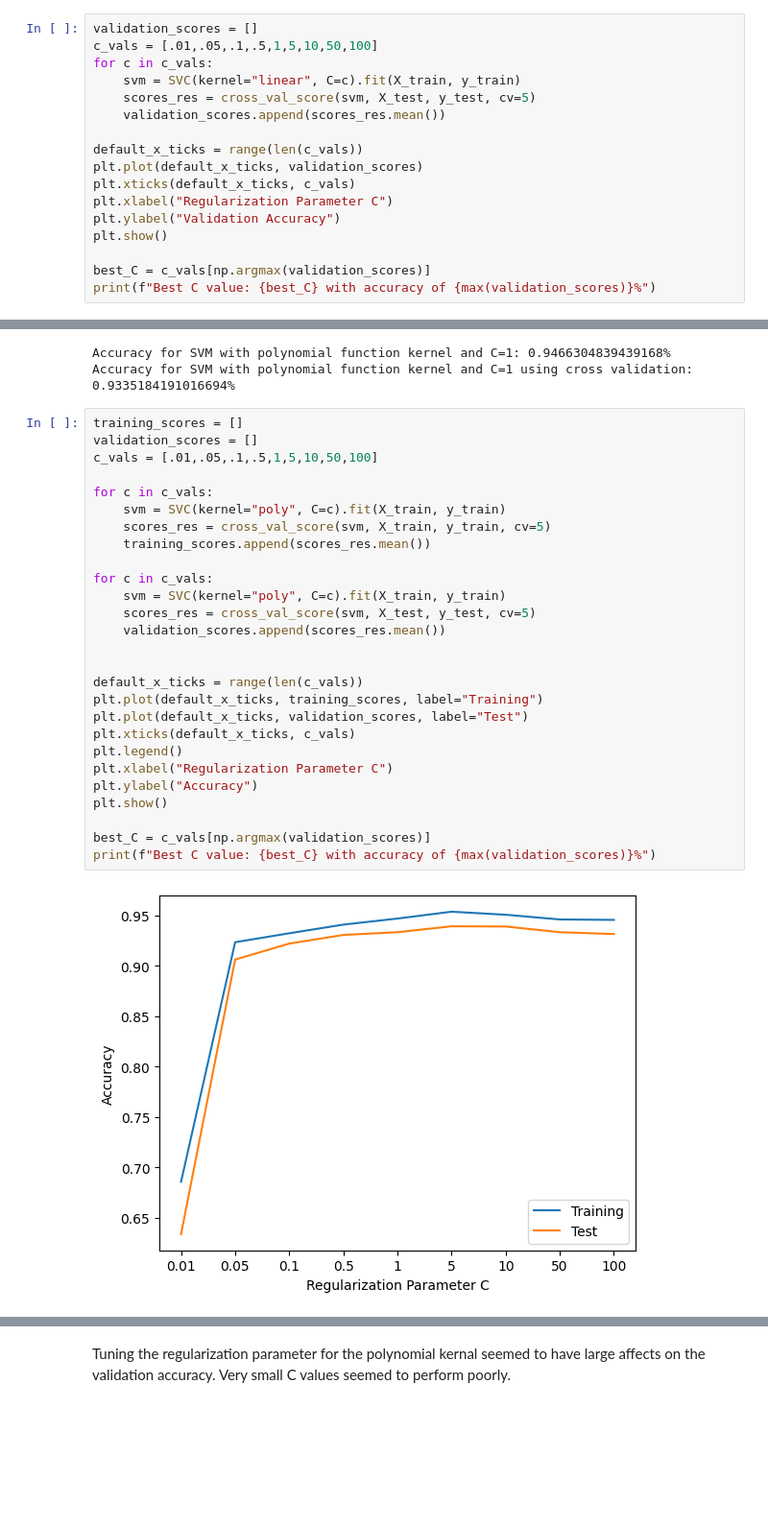
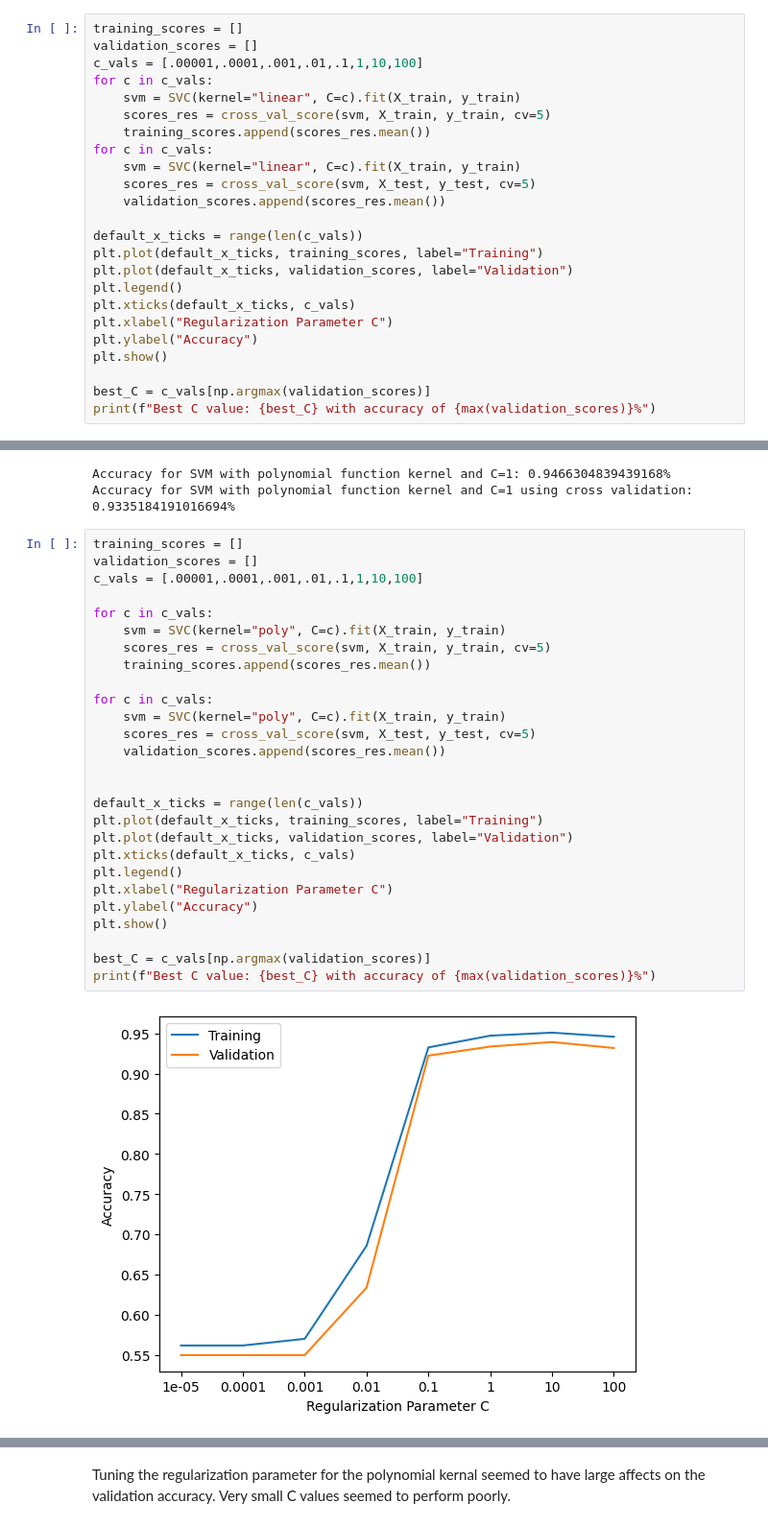
Before and after one commit to rakeebh7233/phishing-prediction, a Jupyter notebook: SVM.ipynb, the cells around one changed output, grey strips where cells are left out. Shown at 96% size. Saved outputs shown, nothing was run; the diff lists cells and outputs as text; blank space fills up the shorter version.

```diff
--- a/SVM.ipynb
+++ b/SVM.ipynb
@@ -58,18 +58,25 @@ Accuracy for SVM with linear function kernel and C=1 using cross validation: 0.9
 # %% [markdown]
 ### Changing regularization Parameter
 # %%
+training_scores = []
 validation_scores = []
-c_vals = [.01,.05,.1,.5,1,5,10,50,100]
+c_vals = [.00001,.0001,.001,.01,.1,1,10,100]
+for c in c_vals:
+    svm = SVC(kernel="linear", C=c).fit(X_train, y_train)
+    scores_res = cross_val_score(svm, X_train, y_train, cv=5)
+    training_scores.append(scores_res.mean())
 for c in c_vals:
     svm = SVC(kernel="linear", C=c).fit(X_train, y_train)
     scores_res = cross_val_score(svm, X_test, y_test, cv=5)
     validation_scores.append(scores_res.mean())
 
 default_x_ticks = range(len(c_vals))
-plt.plot(default_x_ticks, validation_scores)
+plt.plot(default_x_ticks, training_scores, label="Training")
+plt.plot(default_x_ticks, validation_scores, label="Validation")
+plt.legend()
 plt.xticks(default_x_ticks, c_vals)
 plt.xlabel("Regularization Parameter C")
-plt.ylabel("Validation Accuracy")
+plt.ylabel("Accuracy")
 plt.show()
 
 best_C = c_vals[np.argmax(validation_scores)]
@@ -93,29 +105,29 @@ Accuracy for SVM with polynomial function kernel and C=1 using cross validation:
 # %%
 training_scores = []
 validation_scores = []
-c_vals = [.01,.05,.1,.5,1,5,10,50,100]
+c_vals = [.00001,.0001,.001,.01,.1,1,10,100]
 
 for c in c_vals:
     svm = SVC(kernel="poly", C=c).fit(X_train, y_train)
     scores_res = cross_val_score(svm, X_train, y_train, cv=5)
     training_scores.append(scores_res.mean())
 
 for c in c_vals:
     svm = SVC(kernel="poly", C=c).fit(X_train, y_train)
     scores_res = cross_val_score(svm, X_test, y_test, cv=5)
     validation_scores.append(scores_res.mean())
 
 
 default_x_ticks = range(len(c_vals))
 plt.plot(default_x_ticks, training_scores, label="Training")
-plt.plot(default_x_ticks, validation_scores, label="Test")
+plt.plot(default_x_ticks, validation_scores, label="Validation")
 plt.xticks(default_x_ticks, c_vals)
 plt.legend()
 plt.xlabel("Regularization Parameter C")
 plt.ylabel("Accuracy")
 plt.show()
 
 best_C = c_vals[np.argmax(validation_scores)]
 print(f"Best C value: {best_C} with accuracy of {max(validation_scores)}%")
 # %% [output]
-[figure, old version]
+[figure, new version]
```
Also changed, not shown: parts of 10 cells of this notebook.
